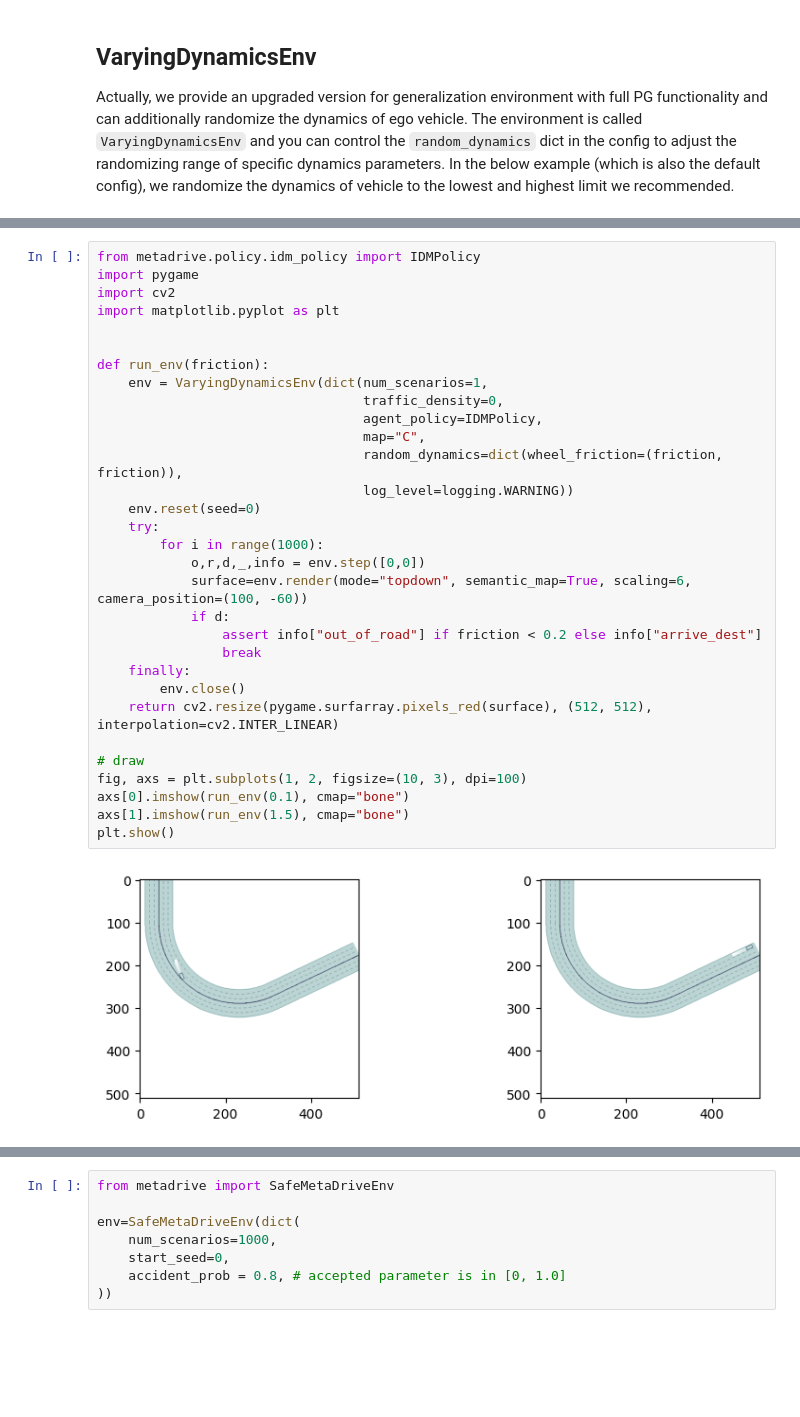
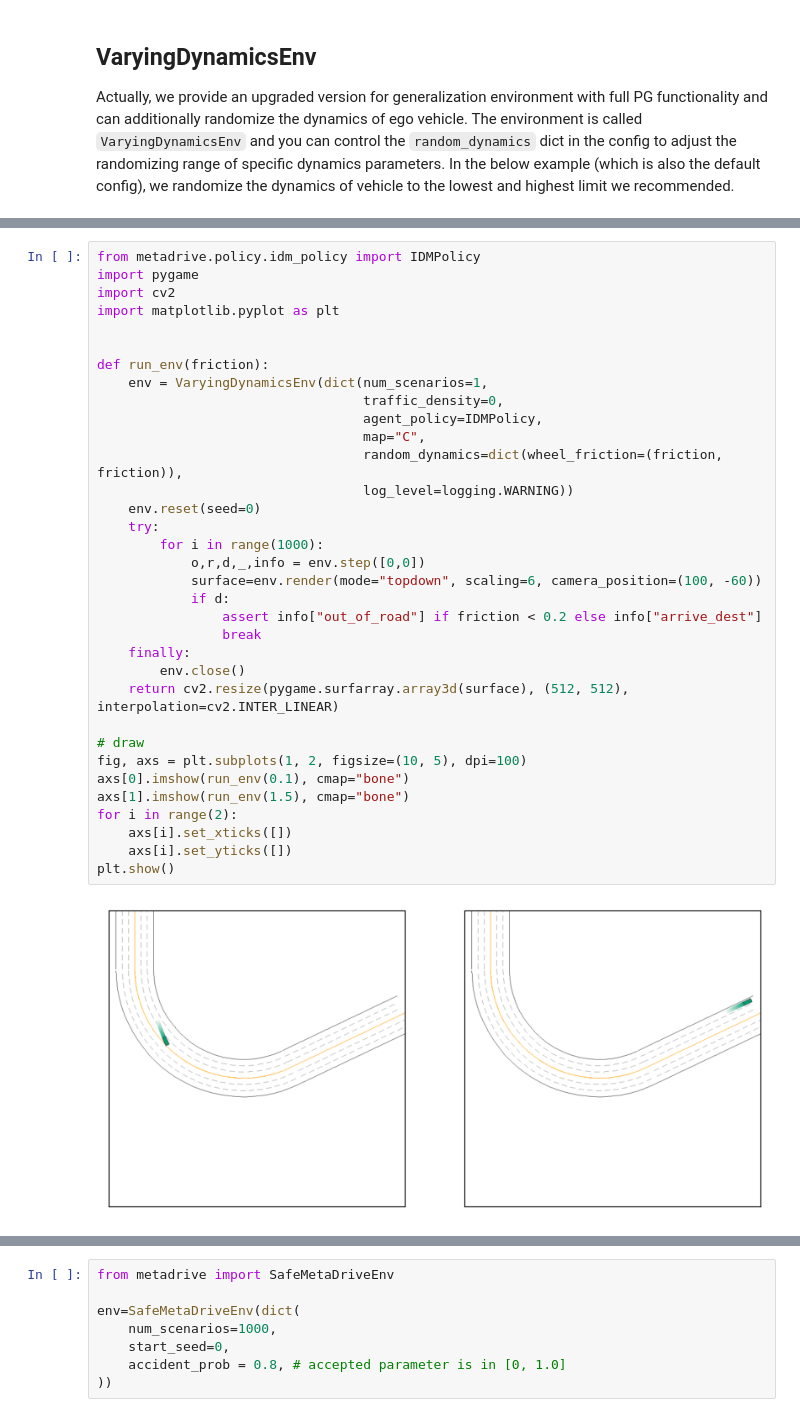
Before and after one commit to metadriverse/metadrive, a Jupyter notebook: documentation/source/rl_environments.ipynb, the cells around one changed output, grey strips where cells are left out. Saved outputs shown, nothing was run; the diff lists cells and outputs as text; blank space fills up the shorter version.

Commit message:
varying dynamics env

```diff
--- a/documentation/source/rl_environments.ipynb
+++ b/documentation/source/rl_environments.ipynb
@@ -366,36 +388,39 @@ The following example shows two episode with different `wheel_friction`. It is o
-# %%
-from metadrive.policy.idm_policy import IDMPolicy
-import pygame
-import cv2
-import matplotlib.pyplot as plt
-
-
-def run_env(friction):
-    env = VaryingDynamicsEnv(dict(num_scenarios=1,
-                                  traffic_density=0,
-                                  agent_policy=IDMPolicy,
-                                  map="C",
-                                  random_dynamics=dict(wheel_friction=(friction, friction)),
-                                  log_level=logging.WARNING))
-    env.reset(seed=0)
-    try:
-        for i in range(1000):
-            o,r,d,_,info = env.step([0,0])
-            surface=env.render(mode="topdown", semantic_map=True, scaling=6, camera_position=(100, -60))
-            if d:
-                assert info["out_of_road"] if friction < 0.2 else info["arrive_dest"]
-                break
-    finally:
-        env.close()
-    return cv2.resize(pygame.surfarray.pixels_red(surface), (512, 512), interpolation=cv2.INTER_LINEAR)
-
-# draw
-fig, axs = plt.subplots(1, 2, figsize=(10, 3), dpi=100)
-axs[0].imshow(run_env(0.1), cmap="bone")
-axs[1].imshow(run_env(1.5), cmap="bone")
-plt.show()
-# %% [output]
-[figure, removed]
+# %%
+from metadrive.policy.idm_policy import IDMPolicy
+import pygame
+import cv2
+import matplotlib.pyplot as plt
+
+
+def run_env(friction):
+    env = VaryingDynamicsEnv(dict(num_scenarios=1,
+                                  traffic_density=0,
+                                  agent_policy=IDMPolicy,
+                                  map="C",
+                                  random_dynamics=dict(wheel_friction=(friction, friction)),
+                                  log_level=logging.WARNING))
+    env.reset(seed=0)
+    try:
+        for i in range(1000):
+            o,r,d,_,info = env.step([0,0])
+            surface=env.render(mode="topdown", scaling=6, camera_position=(100, -60))
+            if d:
+                assert info["out_of_road"] if friction < 0.2 else info["arrive_dest"]
+                break
+    finally:
+        env.close()
+    return cv2.resize(pygame.surfarray.array3d(surface), (512, 512), interpolation=cv2.INTER_LINEAR)
+
+# draw
+fig, axs = plt.subplots(1, 2, figsize=(10, 5), dpi=100)
+axs[0].imshow(run_env(0.1), cmap="bone")
+axs[1].imshow(run_env(1.5), cmap="bone")
+for i in range(2):
+    axs[i].set_xticks([])
+    axs[i].set_yticks([])
+plt.show()
+# %% [output]
+[figure, added]
 # %% [markdown]
 
 
```
Also changed, not shown: parts of 8 cells of this notebook, 2 other files.
